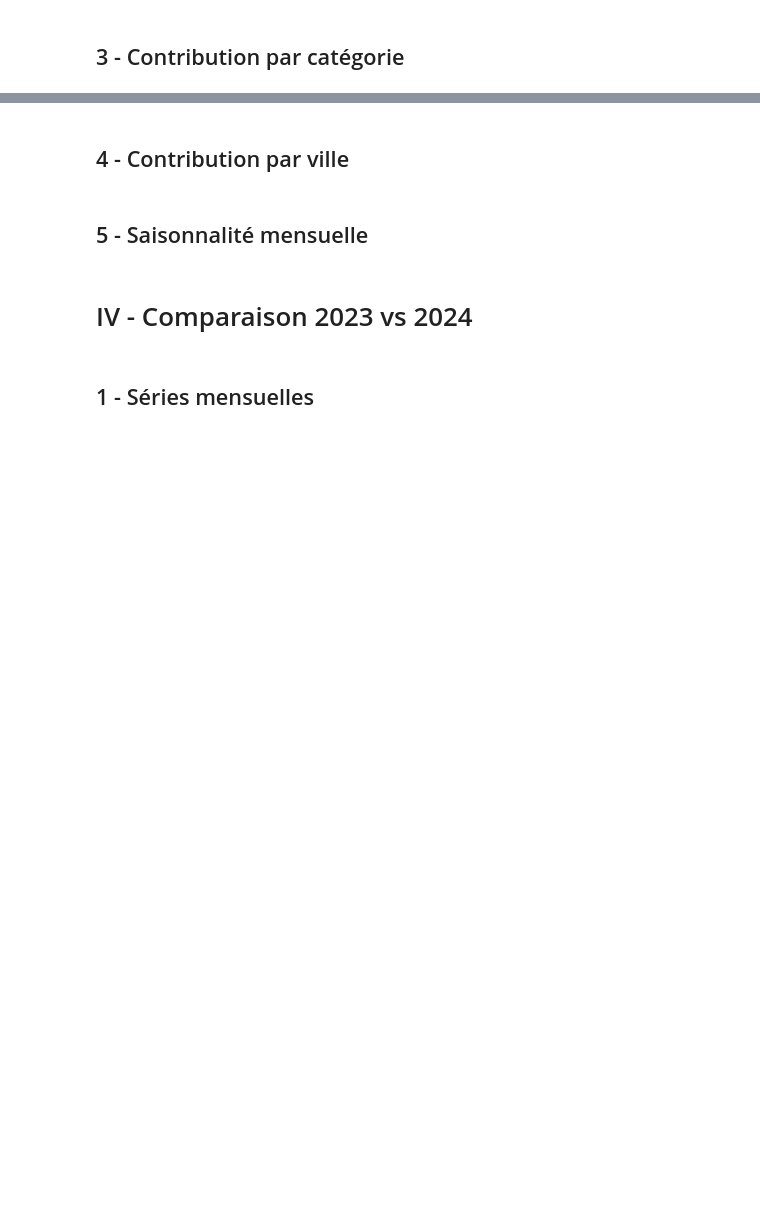
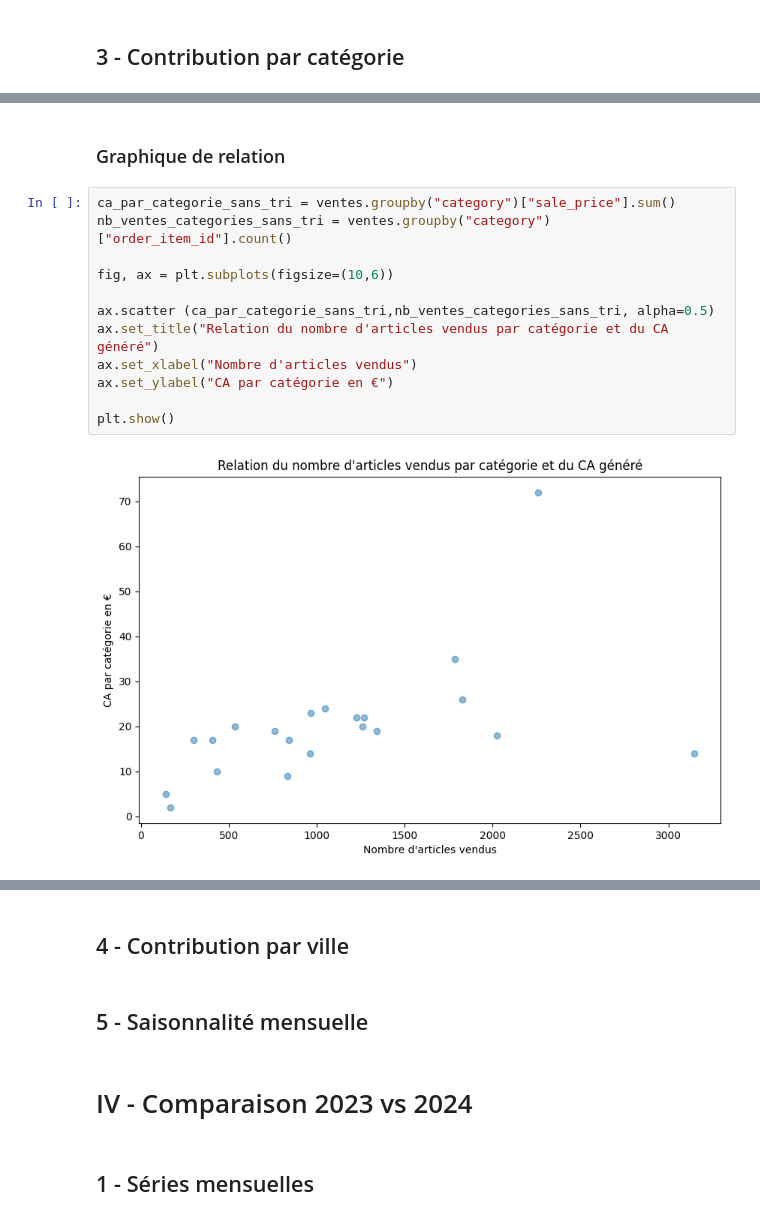
Before and after one commit to dubosqchloe-creator/thelook-europe-analyse, a Jupyter notebook: notebooks/01_EDA_python.ipynb, the cells around one changed output, grey strips where cells are left out. Saved outputs shown, nothing was run; the diff lists cells and outputs as text; blank space fills up the shorter version.

```diff
--- a/notebooks/01_EDA_python.ipynb
+++ b/notebooks/01_EDA_python.ipynb
@@ -462,0 +579,16 @@ Il y a donc deux manières de générer du CA : faire de nombreuses ventes à de
+# %% [markdown]
+### Graphique de relation
+# %%
+ca_par_categorie_sans_tri = ventes.groupby("category")["sale_price"].sum()
+nb_ventes_categories_sans_tri = ventes.groupby("category")["order_item_id"].count()
+
+fig, ax = plt.subplots(figsize=(10,6))
+
+ax.scatter (ca_par_categorie_sans_tri,nb_ventes_categories_sans_tri, alpha=0.5)
+ax.set_title("Relation du nombre d'articles vendus par catégorie et du CA généré")
+ax.set_xlabel("Nombre d'articles vendus")
+ax.set_ylabel("CA par catégorie en €")
+
+plt.show()
+# %% [output]
+[figure, added]
```
Also changed, not shown: parts of 13 cells of this notebook.
